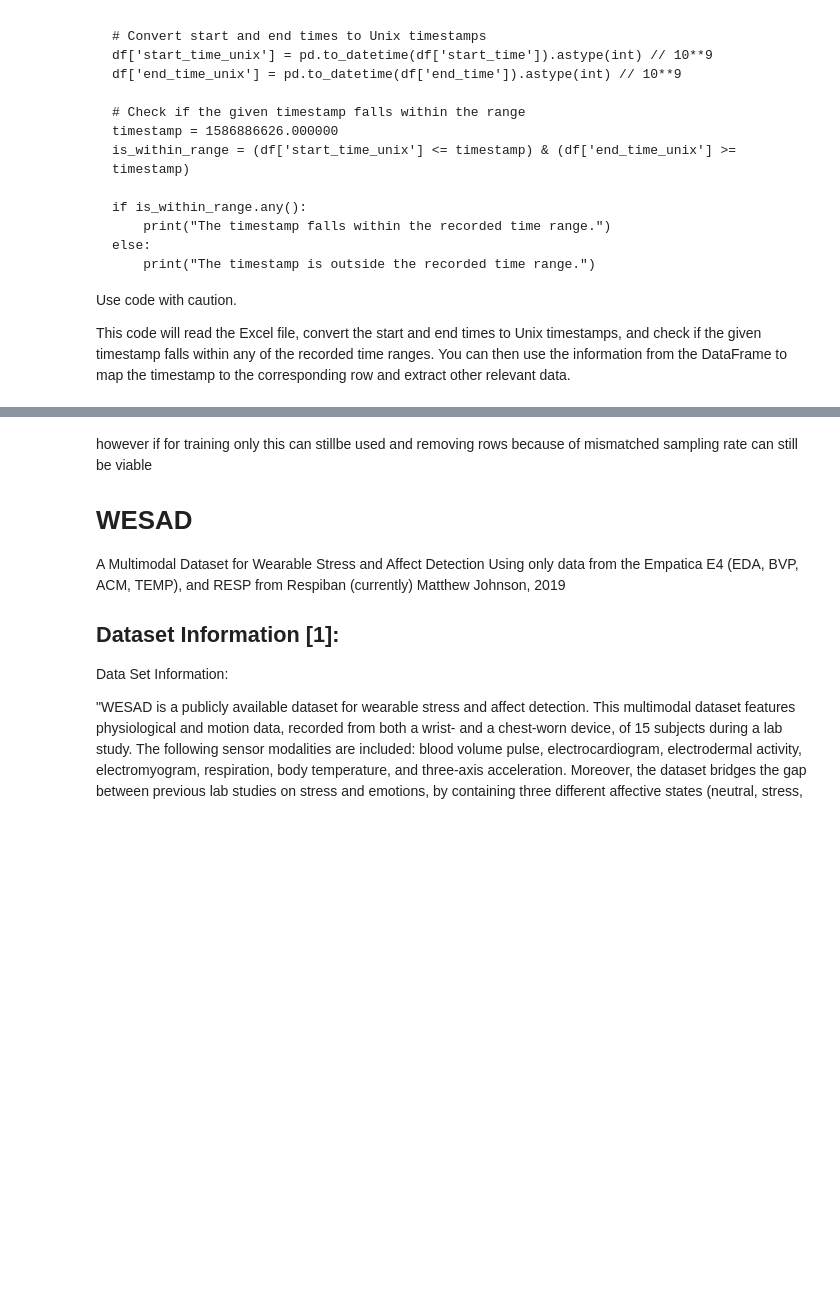
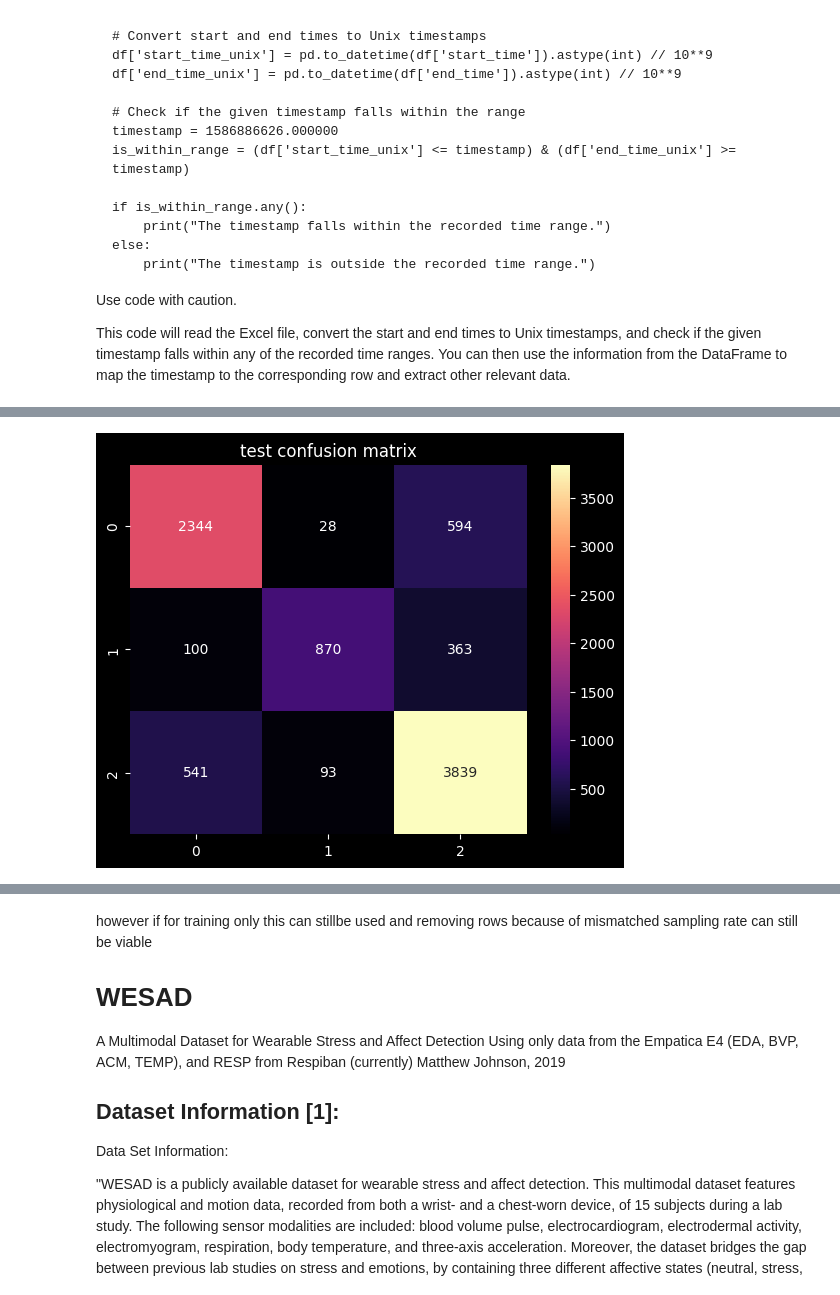
Before and after one commit to 08Aristodemus24/thesis-writing-1, a Jupyter notebook: server-side/modelling/stress_detection.ipynb, the cells around one changed output, grey strips where cells are left out. Cells and saved outputs as stored; diff of their text form; code cells hidden in the pictures; blank space fills up the shorter version.

```diff
--- a/server-side/modelling/stress_detection.ipynb
+++ b/server-side/modelling/stress_detection.ipynb
@@ -328,0 +927,4 @@ This code will read the Excel file, convert the start and end times to Unix time
+# %%
+multi_class_heatmap(test_cm, cmap="magma", img_title='test confusion matrix')
+# %% [output]
+[figure, added]
```
Also changed, not shown: parts of 106 cells of this notebook, 11 other files.
